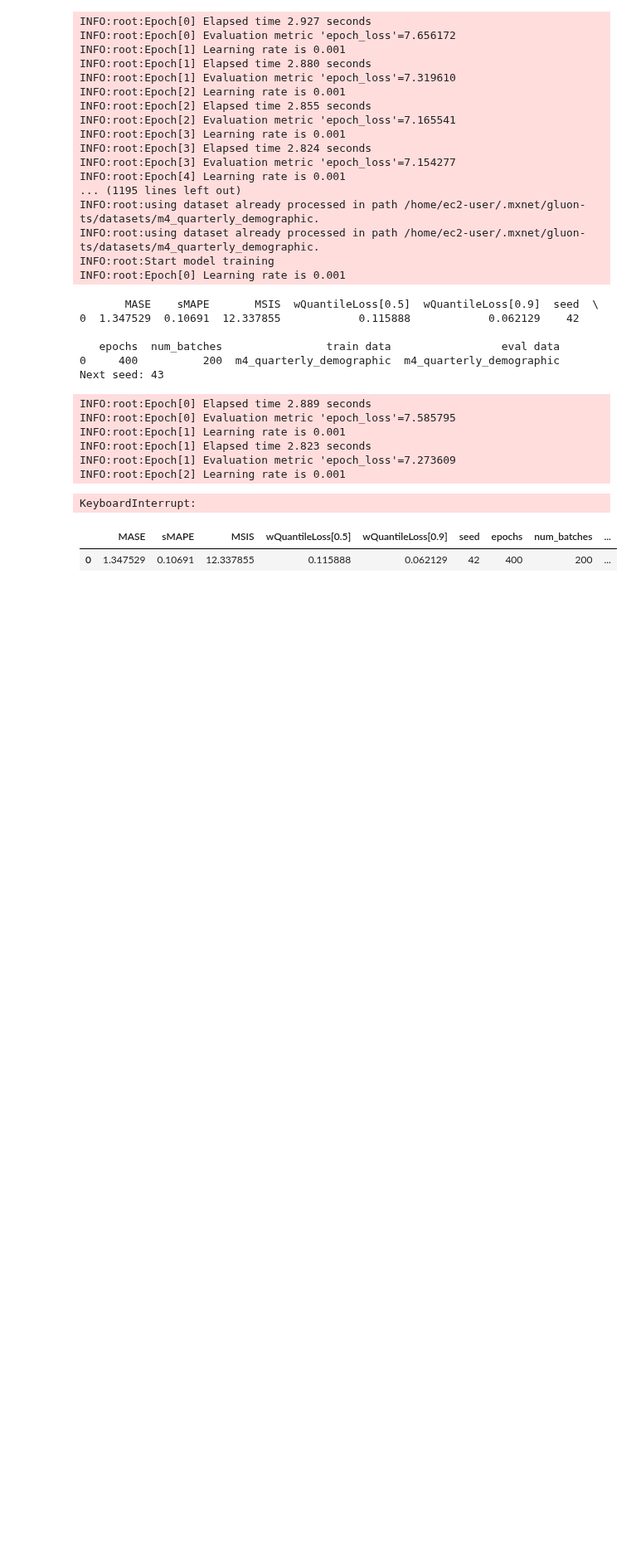
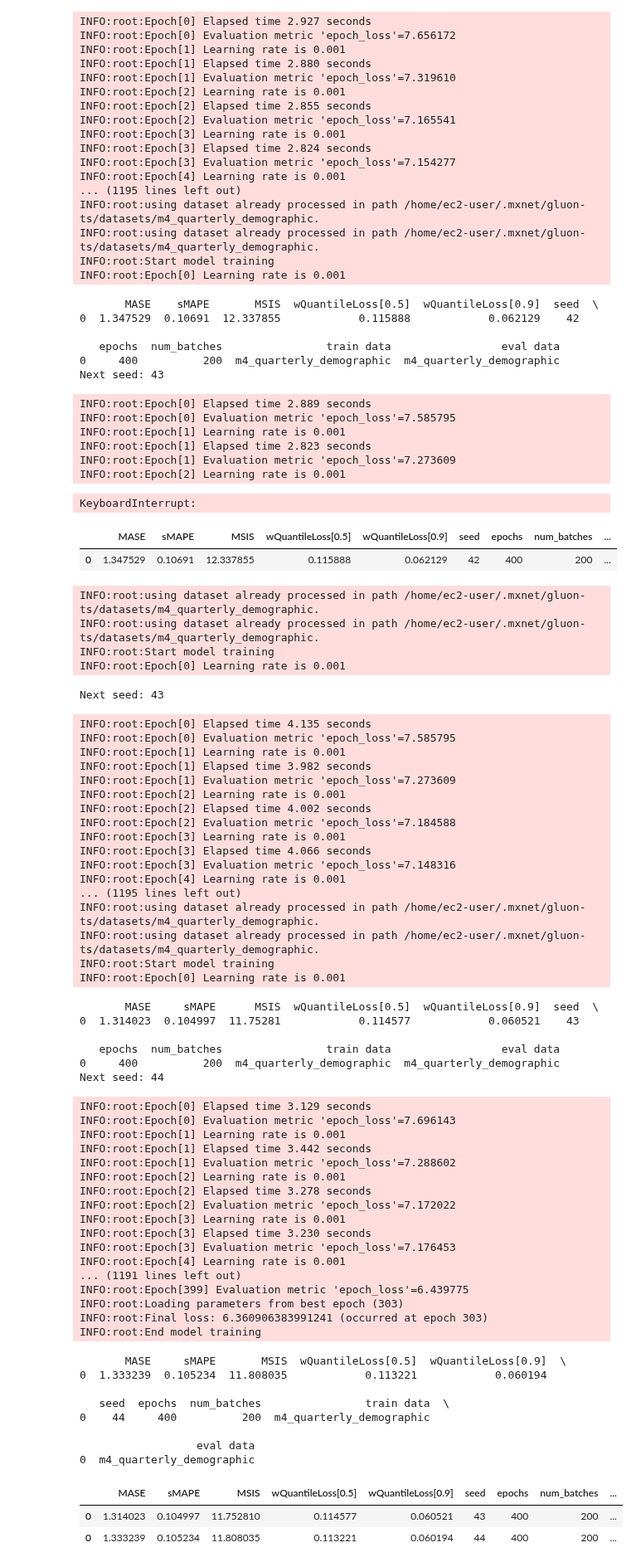
Before and after one commit to tm1611/RNN-for-Time-Series, a Jupyter notebook: gluonts03-m4_notebooks/tz1_two_trained_networks_one_eval_data_quarterly.ipynb, the cells around one changed output. Shown at 83% size. Drawn from its saved outputs; the diff is of its cells as text; code cells hidden in the pictures; blank space fills up the shorter version.

```diff
--- a/gluonts03-m4_notebooks/tz1_two_trained_networks_one_eval_data_quarterly.ipynb
+++ b/gluonts03-m4_notebooks/tz1_two_trained_networks_one_eval_data_quarterly.ipynb
@@ -1449,3 +1421,70 @@ results
 # %% [output]
 |  | MASE | sMAPE | MSIS | wQuantileLoss[0.5] | wQuantileLoss[0.9] | seed | epochs | num_batches | ... |
 | 0 | 1.347529 | 0.10691 | 12.337855 | 0.115888 | 0.062129 | 42 | 400 | 200 | ... |
+# %%
+results = pd.DataFrame()
+
+for i in range(43,45):
+    print("Next seed:", i)
+    df = deepar_train_eval(dataname_a="m4_quarterly_demographic", dataname_b="m4_quarterly_demographic", seed=i, epochs=400, num_batches=200)
+    pprint(df)
+    results = results.append(df)
+
+results
+# %% [output]
+INFO:root:using dataset already processed in path /home/ec2-user/.mxnet/gluon-ts/datasets/m4_quarterly_demographic.
+INFO:root:using dataset already processed in path /home/ec2-user/.mxnet/gluon-ts/datasets/m4_quarterly_demographic.
+INFO:root:Start model training
+INFO:root:Epoch[0] Learning rate is 0.001
+Next seed: 43
+INFO:root:Epoch[0] Elapsed time 4.135 seconds
+INFO:root:Epoch[0] Evaluation metric 'epoch_loss'=7.585795
+INFO:root:Epoch[1] Learning rate is 0.001
+INFO:root:Epoch[1] Elapsed time 3.982 seconds
+INFO:root:Epoch[1] Evaluation metric 'epoch_loss'=7.273609
+INFO:root:Epoch[2] Learning rate is 0.001
+INFO:root:Epoch[2] Elapsed time 4.002 seconds
+INFO:root:Epoch[2] Evaluation metric 'epoch_loss'=7.184588
+INFO:root:Epoch[3] Learning rate is 0.001
+INFO:root:Epoch[3] Elapsed time 4.066 seconds
+INFO:root:Epoch[3] Evaluation metric 'epoch_loss'=7.148316
+INFO:root:Epoch[4] Learning rate is 0.001
+... (1195 lines left out)
+INFO:root:using dataset already processed in path /home/ec2-user/.mxnet/gluon-ts/datasets/m4_quarterly_demographic.
+INFO:root:using dataset already processed in path /home/ec2-user/.mxnet/gluon-ts/datasets/m4_quarterly_demographic.
+INFO:root:Start model training
+INFO:root:Epoch[0] Learning rate is 0.001
+       MASE     sMAPE      MSIS  wQuantileLoss[0.5]  wQuantileLoss[0.9]  seed  \
+0  1.314023  0.104997  11.75281            0.114577            0.060521    43
+
+   epochs  num_batches                train data                 eval data
+0     400          200  m4_quarterly_demographic  m4_quarterly_demographic
+Next seed: 44
+INFO:root:Epoch[0] Elapsed time 3.129 seconds
+INFO:root:Epoch[0] Evaluation metric 'epoch_loss'=7.696143
+INFO:root:Epoch[1] Learning rate is 0.001
+INFO:root:Epoch[1] Elapsed time 3.442 seconds
+INFO:root:Epoch[1] Evaluation metric 'epoch_loss'=7.288602
+INFO:root:Epoch[2] Learning rate is 0.001
+INFO:root:Epoch[2] Elapsed time 3.278 seconds
+INFO:root:Epoch[2] Evaluation metric 'epoch_loss'=7.172022
+INFO:root:Epoch[3] Learning rate is 0.001
+INFO:root:Epoch[3] Elapsed time 3.230 seconds
+INFO:root:Epoch[3] Evaluation metric 'epoch_loss'=7.176453
+INFO:root:Epoch[4] Learning rate is 0.001
+... (1191 lines left out)
+INFO:root:Epoch[399] Evaluation metric 'epoch_loss'=6.439775
+INFO:root:Loading parameters from best epoch (303)
+INFO:root:Final loss: 6.360906383991241 (occurred at epoch 303)
+INFO:root:End model training
+       MASE     sMAPE       MSIS  wQuantileLoss[0.5]  wQuantileLoss[0.9]  \
+0  1.333239  0.105234  11.808035            0.113221            0.060194
+
+   seed  epochs  num_batches                train data  \
+0    44     400          200  m4_quarterly_demographic
+
+                  eval data
+0  m4_quarterly_demographic
+|  | MASE | sMAPE | MSIS | wQuantileLoss[0.5] | wQuantileLoss[0.9] | seed | epochs | num_batches | ... |
+| 0 | 1.314023 | 0.104997 | 11.752810 | 0.114577 | 0.060521 | 43 | 400 | 200 | ... |
+| 0 | 1.333239 | 0.105234 | 11.808035 | 0.113221 | 0.060194 | 44 | 400 | 200 | ... |
```
Also changed, not shown: parts of 9 cells of this notebook, 4 other files.
